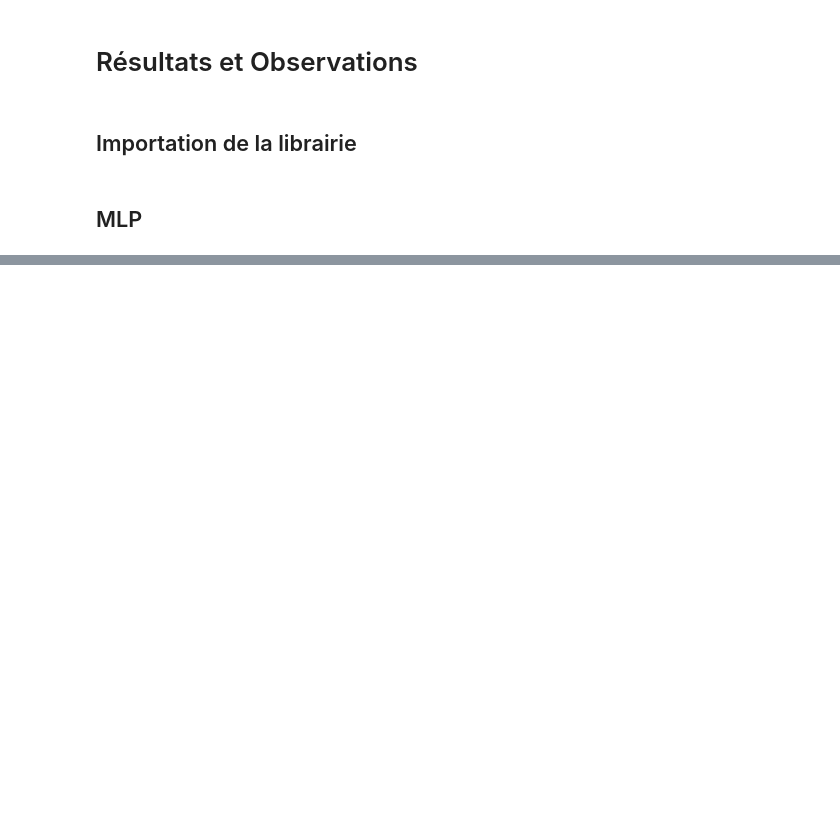
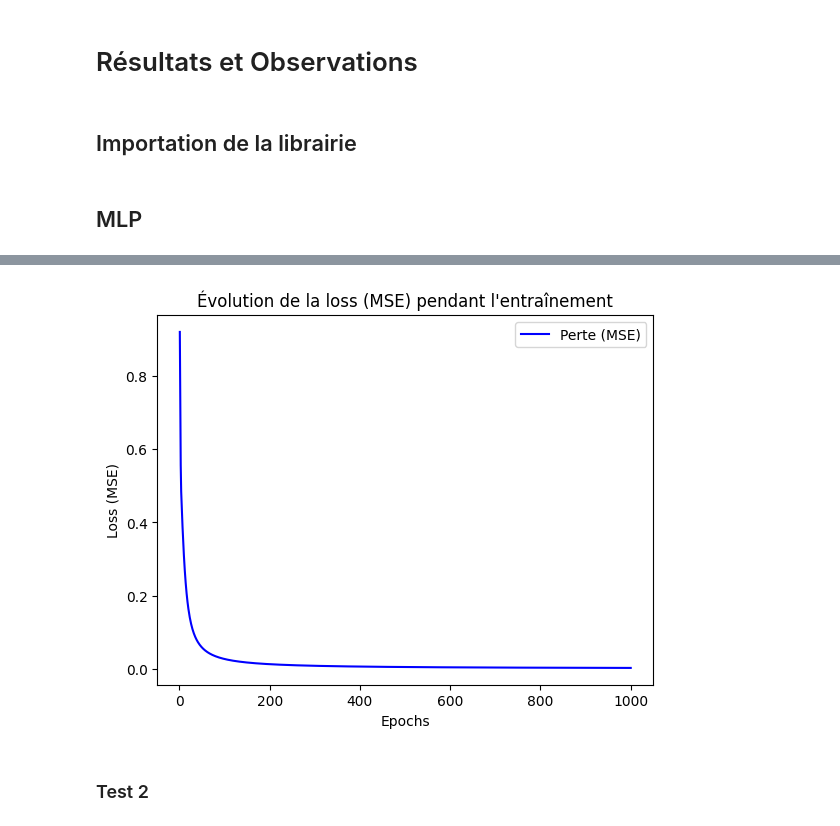
Before and after one commit to Artorius104/GranolaGPT, a Jupyter notebook: notebook/Résultats et Observations.ipynb, the cells around one changed output, grey strips where cells are left out. Drawn from its saved outputs; the diff is of its cells as text; code cells hidden in the pictures; blank space fills up the shorter version.

```diff
--- a/notebook/Résultats et Observations.ipynb
+++ b/notebook/Résultats et Observations.ipynb
@@ -11,7 +11,7 @@ def plot_losses(losses):
     plt.plot(epochs, losses, 'b', label='Perte (MSE)')
     plt.title('Évolution de la loss (MSE) pendant l\'entraînement')
     plt.xlabel('Epochs')
-    plt.ylabel('Perte (MSE)')
+    plt.ylabel('Loss (MSE)')
     plt.legend()
     plt.show()
 # %% [markdown]
@@ -73,9 +73,6 @@ def train_MLP(model, X, y, epochs, alapha, is_classification):
     c_X = np.ctypeslib.as_ctypes(X)
     c_y = np.ctypeslib.as_ctypes(y)
 
-    # Définition du nombre d'itérations pour l'entraînement
-    epochs = 500000
-
     # Appel de la fonction Rust train_MyMLP pour entraîner le modèle
     p_losses = my_lib.train_MyMLP(model,
                        c_X,  # Entrées X
@@ -92,7 +89,7 @@ def train_MLP(model, X, y, epochs, alapha, is_classification):
     return losses
 
 def predict_MLP(model, samples, y_sample_size, is_classification):
-    c_samples = np.ctypeslib.as_ctypes(samples.flatten())
+    c_samples = np.ctypeslib.as_ctypes(np.array(samples, np.float64).flatten())
 
     # Calcul du nombre d'échantillons
     n_samples = len(samples)
@@ -108,6 +105,7 @@ def predict_MLP(model, samples, y_sample_size, is_classification):
                      n_samples)  # Nombre total d'échantillons
 
     # Conversion du pointeur ctypes en tableau numpy pour les prédictions
-    predictions = np.ctypeslib.as_array(p_predictions, (n_samples * y_sample_size,))
+    predictions = np.ctypeslib.as_array(p_predictions, (n_samples * y_sample_size,)).reshape(n_samples, y_sample_size)
+
     return predictions
 # %% [markdown]
@@ -138,0 +135,8 @@ plot_losses(losses)
+# %%
+model = create_MLP([2, 1])
+
+losses = train_MLP(model, X, Y.reshape(-1, 1), 1000, 0.1, True)
+
+plot_losses(losses)
+# %% [output]
+[figure, added]
@@ -138,0 +146,2 @@ plot_losses(losses)
+# %% [markdown]
+### Test 2
```
Also changed, not shown: parts of 52 cells of this notebook, 1 other file.
